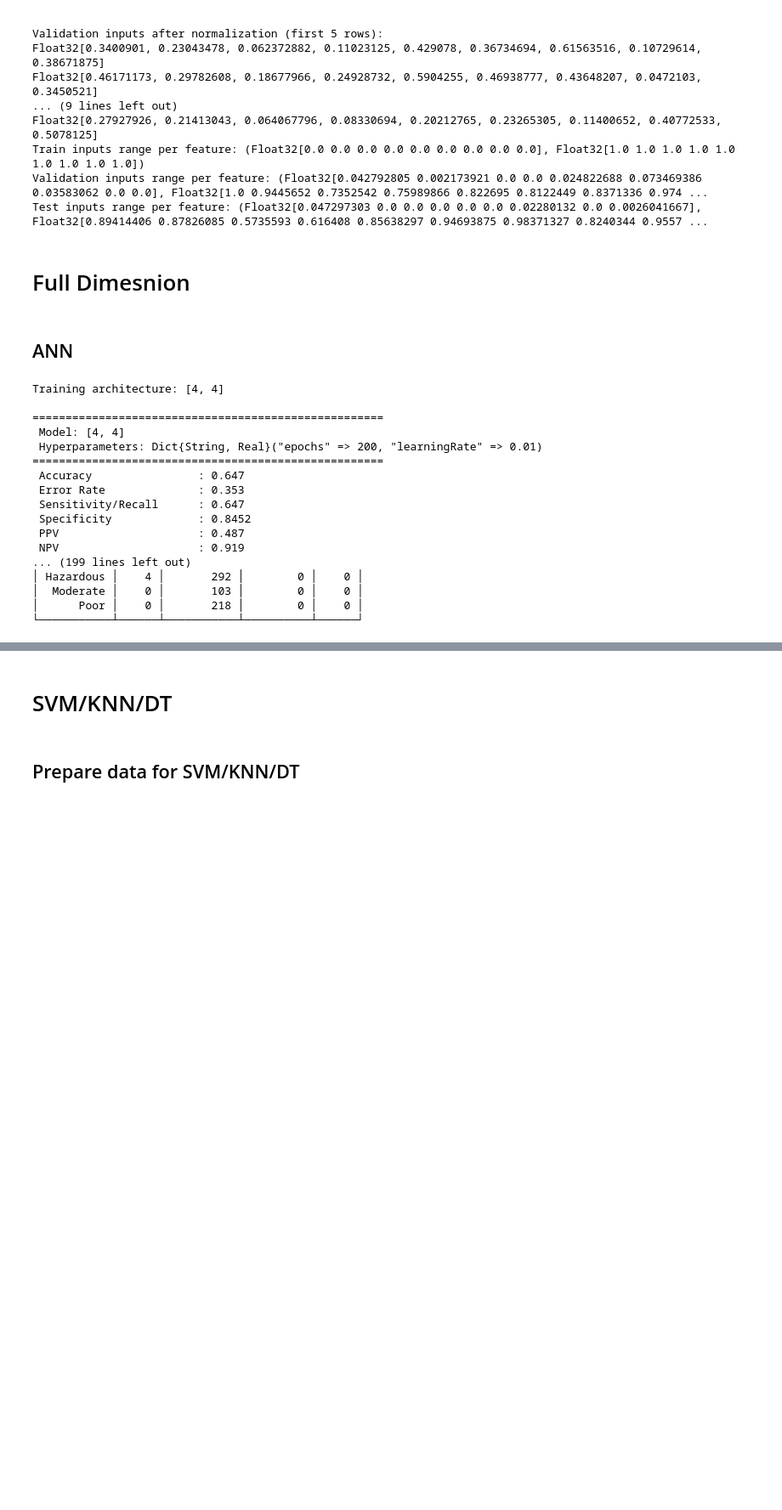
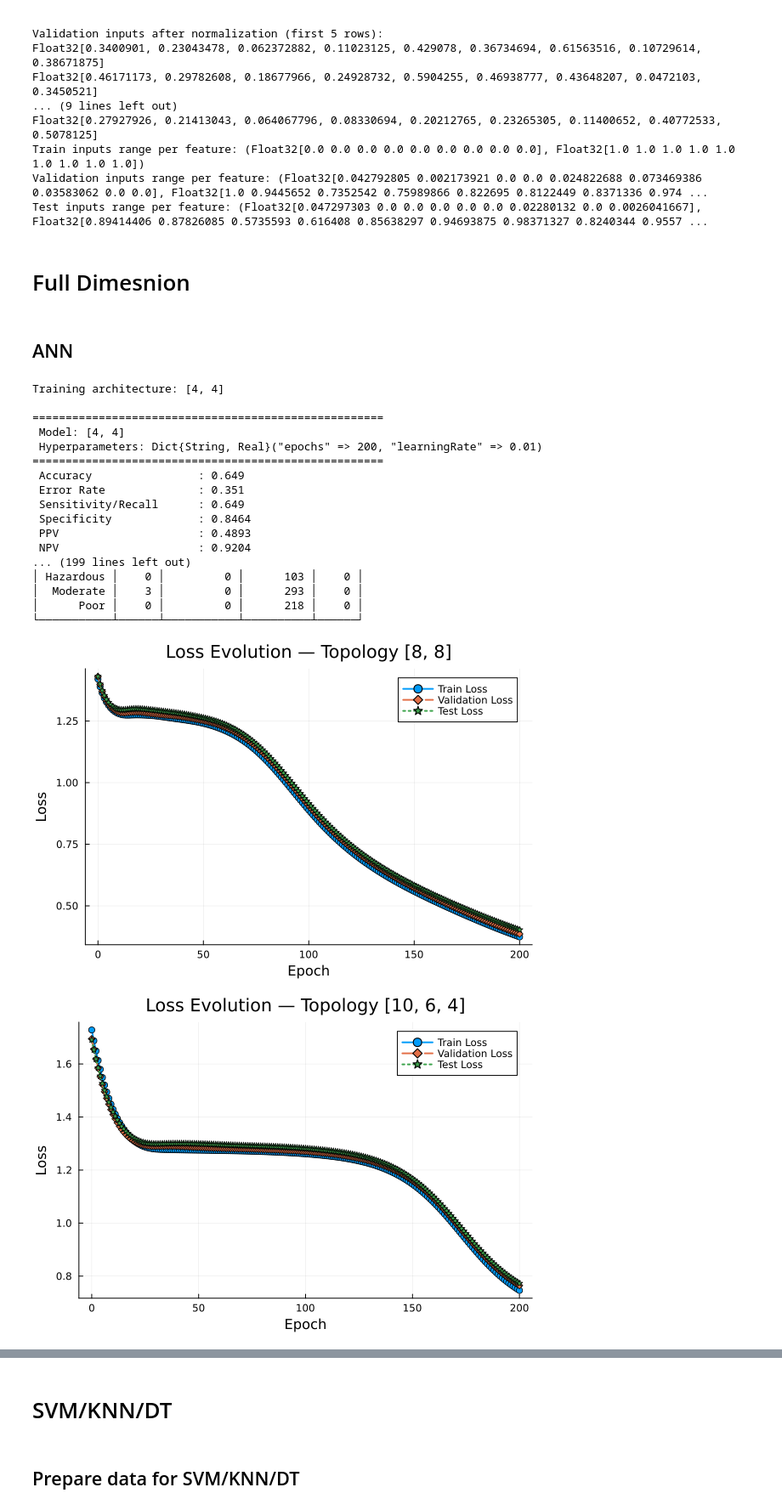
Before and after one commit to lupitia1/MLFinalPJ, a Jupyter notebook: AllDimensions.ipynb, the cells around one changed output, grey strips where cells are left out. Shown at 85% size. Drawn from its saved outputs; the diff is of its cells as text; code cells hidden in the pictures; blank space fills up the shorter version.

```diff
--- a/AllDimensions.ipynb
+++ b/AllDimensions.ipynb
@@ -237,6 +248,7 @@ accuracy = accuracy_score  # alias so trainClassANN can call accuracy(...)
 # Alias for Flux losses
 const Losses = Flux
 
+# --- Define architectures to try ---
 architectures = [
     [4, 4],
     [8, 8],
@@ -248,6 +260,7 @@ architectures = [
     [10, 12, 6, 4]
 ]
 
+
 learningRate = 0.01
 epochs = 200
 
@@ -255,8 +268,9 @@ epochs = 200
 results = Dict{String, Tuple{Vector{Float32}, Vector{Float32}, Vector{Float32}}}()
 
 # Extract unique classes for one-hot encoding
-class_labels = unique(trainingTargets)
-labels = string.(class_labels)
+
+class_labels = Float32[1, 2, 3, 4]                    # fixed order
+labels = ["Good", "Hazardous", "Moderate", "Poor"]    # same order
 
 for topology in architectures
     println("\nTraining architecture: ", topology)
@@ -274,39 +288,67 @@ for topology in architectures
         testDataset = (testInputs, testTargetsOH),
         maxEpochs = epochs,
         learningRate = learningRate,
         showText = false
     )
 
     results[string(topology)] = (trainLoss, valLoss, testLoss)
 
     # --- Compute confusion matrix on test set ---
     testOutputs = finalAnn(testInputs')
     testPredictions = classifyOutputs(testOutputs')  # boolean matrix
     cm_metrics = confusionMatrix(testPredictions, testTargetsOH)
 
     printANNResult(
         topology,
         Dict("learningRate" => learningRate, "epochs" => epochs),
         cm_metrics,
         label_names
     )
 
 end
+
+for (topology, (trainLoss, valLoss, testLoss)) in results
+    epoch_vec = 0:length(trainLoss)-1
+
+    p = plot(epoch_vec, trainLoss,
+             label="Train Loss",
+             lw=2, marker=:circle)
+
+    if !isempty(valLoss)
+        plot!(p, epoch_vec, valLoss,
+              label="Validation Loss",
+              lw=2, linestyle=:dash, marker=:diamond)
+    end
+
+    if !isempty(testLoss)
+        plot!(p, epoch_vec, testLoss,
+              label="Test Loss",
+              lw=2, linestyle=:dot, marker=:star)
+    end
+
+    xlabel!("Epoch")
+    ylabel!("Loss")
+    title!("Loss Evolution — Topology $(topology)")
+    plot!(legend=:topright)
+    display(p)
+end
 # %% [output]
 Training architecture: [4, 4]
 
 =====================================================
  Model: [4, 4]
  Hyperparameters: Dict{String, Real}("epochs" => 200, "learningRate" => 0.01)
 =====================================================
- Accuracy                : 0.647
- Error Rate              : 0.353
- Sensitivity/Recall      : 0.647
- Specificity             : 0.8452
- PPV                     : 0.487
- NPV                     : 0.919
+ Accuracy                : 0.649
+ Error Rate              : 0.351
+ Sensitivity/Recall      : 0.649
+ Specificity             : 0.8464
+ PPV                     : 0.4893
+ NPV                     : 0.9204
 ... (199 lines left out)
-│ Hazardous │    4 │       292 │        0 │    0 │
-│  Moderate │    0 │       103 │        0 │    0 │
-│      Poor │    0 │       218 │        0 │    0 │
+│ Hazardous │    0 │         0 │      103 │    0 │
+│  Moderate │    3 │         0 │      293 │    0 │
+│      Poor │    0 │         0 │      218 │    0 │
 └───────────┴──────┴───────────┴──────────┴──────┘
+[figure, added]
+[figure, added]
```
Also changed, not shown: parts of 11 cells of this notebook, 1 other file.
